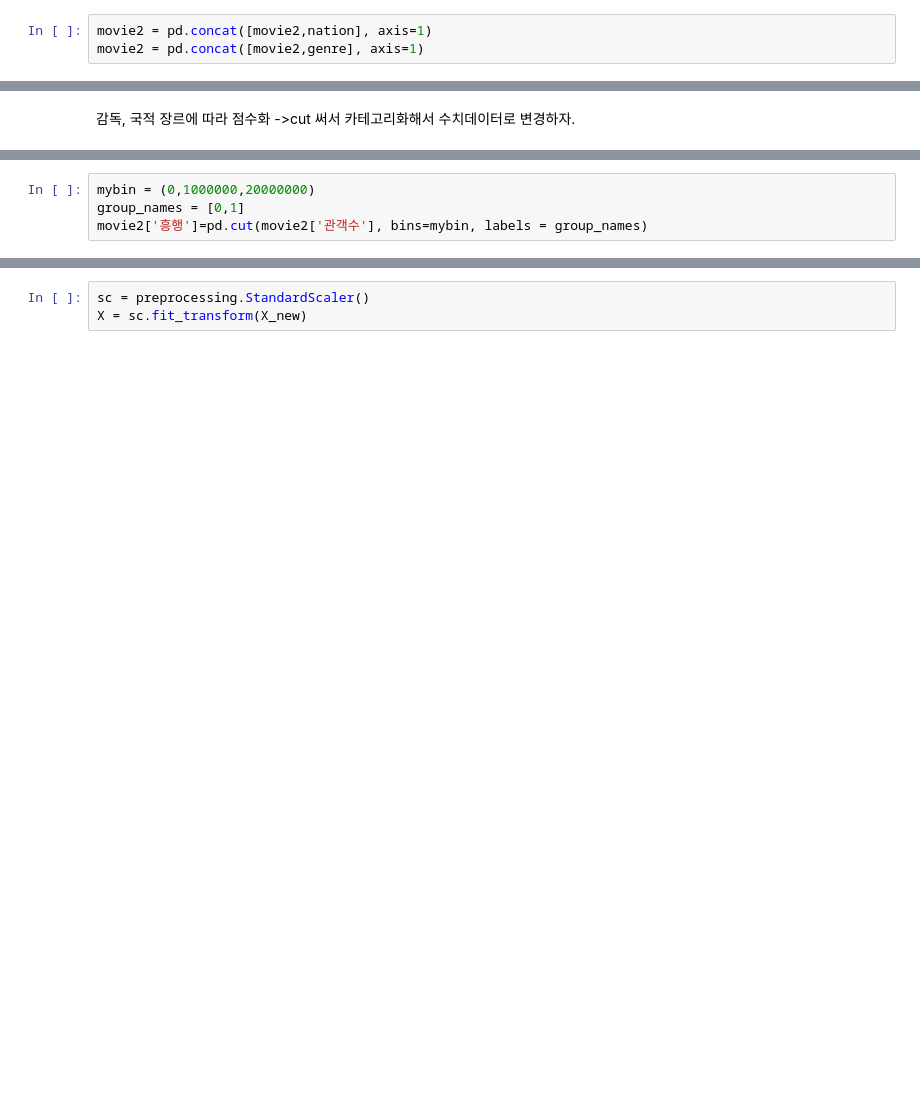
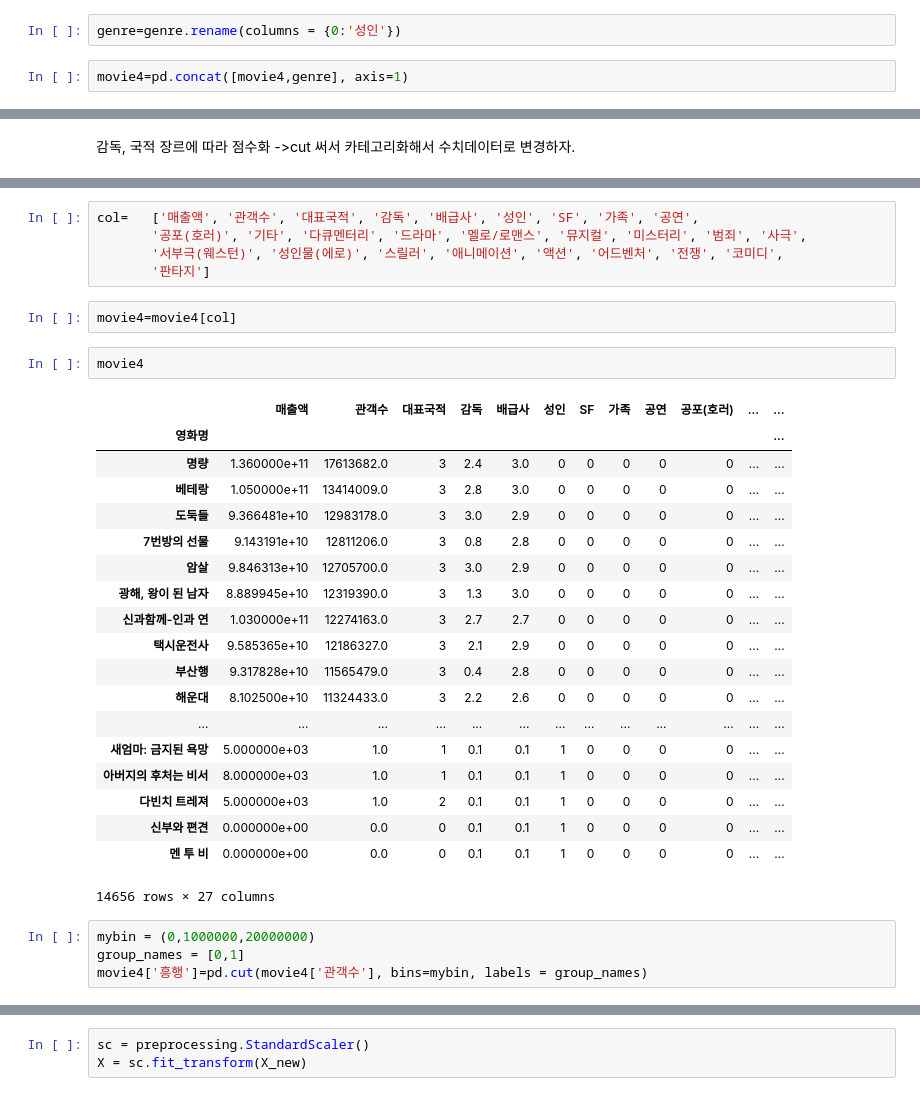
Before and after one commit to Cogdof/2018_SW_SIC, a Jupyter notebook: 산학협력 모델2.ipynb, the cells around one changed output, grey strips where cells are left out. Drawn from its saved outputs; the diff is of its cells as text; blank space fills up the shorter version.

```diff
--- a/산학협력 모델2.ipynb
+++ b/산학협력 모델2.ipynb
@@ -683,3 +884,4 @@ genre=pd.get_dummies(movie2['장르1'])
+# %%
+genre=genre.rename(columns = {0:'성인'})
 # %%
-movie2 = pd.concat([movie2,nation], axis=1)
-movie2 = pd.concat([movie2,genre], axis=1)
+movie4=pd.concat([movie4,genre], axis=1)
@@ -710,4 +898,33 @@ movie2
+# %%
+col=   ['매출액', '관객수', '대표국적', '감독', '배급사', '성인', 'SF', '가족', '공연',
+       '공포(호러)', '기타', '다큐멘터리', '드라마', '멜로/로맨스', '뮤지컬', '미스터리', '범죄', '사극',
+       '서부극(웨스턴)', '성인물(에로)', '스릴러', '애니메이션', '액션', '어드벤처', '전쟁', '코미디',
+       '판타지']
+# %%
+movie4=movie4[col]
+# %%
+movie4
+# %% [output]
+|  | 매출액 | 관객수 | 대표국적 | 감독 | 배급사 | 성인 | SF | 가족 | 공연 | 공포(호러) | ... | ... |
+| 영화명 |  |  |  |  |  |  |  |  |  |  |  | ... |
+| 명량 | 1.360000e+11 | 17613682.0 | 3 | 2.4 | 3.0 | 0 | 0 | 0 | 0 | 0 | ... | ... |
+| 베테랑 | 1.050000e+11 | 13414009.0 | 3 | 2.8 | 3.0 | 0 | 0 | 0 | 0 | 0 | ... | ... |
+| 도둑들 | 9.366481e+10 | 12983178.0 | 3 | 3.0 | 2.9 | 0 | 0 | 0 | 0 | 0 | ... | ... |
+| 7번방의 선물 | 9.143191e+10 | 12811206.0 | 3 | 0.8 | 2.8 | 0 | 0 | 0 | 0 | 0 | ... | ... |
+| 암살 | 9.846313e+10 | 12705700.0 | 3 | 3.0 | 2.9 | 0 | 0 | 0 | 0 | 0 | ... | ... |
+| 광해, 왕이 된 남자 | 8.889945e+10 | 12319390.0 | 3 | 1.3 | 3.0 | 0 | 0 | 0 | 0 | 0 | ... | ... |
+| 신과함께-인과 연 | 1.030000e+11 | 12274163.0 | 3 | 2.7 | 2.7 | 0 | 0 | 0 | 0 | 0 | ... | ... |
+| 택시운전사 | 9.585365e+10 | 12186327.0 | 3 | 2.1 | 2.9 | 0 | 0 | 0 | 0 | 0 | ... | ... |
+| 부산행 | 9.317828e+10 | 11565479.0 | 3 | 0.4 | 2.8 | 0 | 0 | 0 | 0 | 0 | ... | ... |
+| 해운대 | 8.102500e+10 | 11324433.0 | 3 | 2.2 | 2.6 | 0 | 0 | 0 | 0 | 0 | ... | ... |
+| ... | ... | ... | ... | ... | ... | ... | ... | ... | ... | ... | ... | ... |
+| 새엄마: 금지된 욕망 | 5.000000e+03 | 1.0 | 1 | 0.1 | 0.1 | 1 | 0 | 0 | 0 | 0 | ... | ... |
+| 아버지의 후처는 비서 | 8.000000e+03 | 1.0 | 1 | 0.1 | 0.1 | 1 | 0 | 0 | 0 | 0 | ... | ... |
+| 다빈치 트레져 | 5.000000e+03 | 1.0 | 2 | 0.1 | 0.1 | 1 | 0 | 0 | 0 | 0 | ... | ... |
+| 신부와 편견 | 0.000000e+00 | 0.0 | 0 | 0.1 | 0.1 | 1 | 0 | 0 | 0 | 0 | ... | ... |
+| 멘 투 비 | 0.000000e+00 | 0.0 | 0 | 0.1 | 0.1 | 1 | 0 | 0 | 0 | 0 | ... | ... |
+14656 rows × 27 columns
 # %%
 mybin = (0,1000000,20000000)
 group_names = [0,1]
-movie2['흥행']=pd.cut(movie2['관객수'], bins=mybin, labels = group_names)
+movie4['흥행']=pd.cut(movie4['관객수'], bins=mybin, labels = group_names)
```
Also changed, not shown: parts of 59 cells of this notebook, 3 other files.
